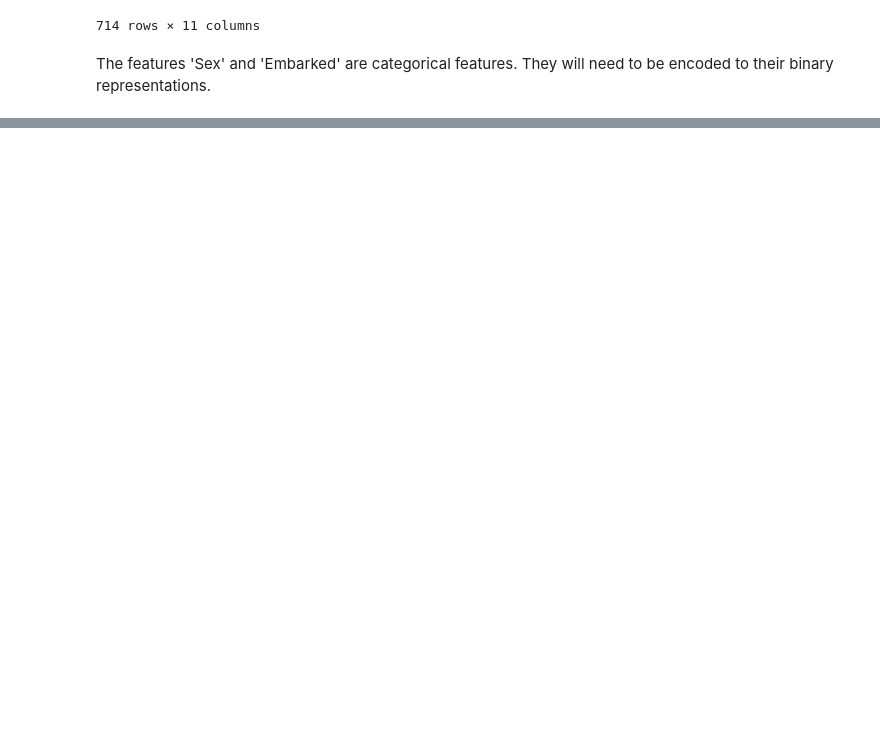
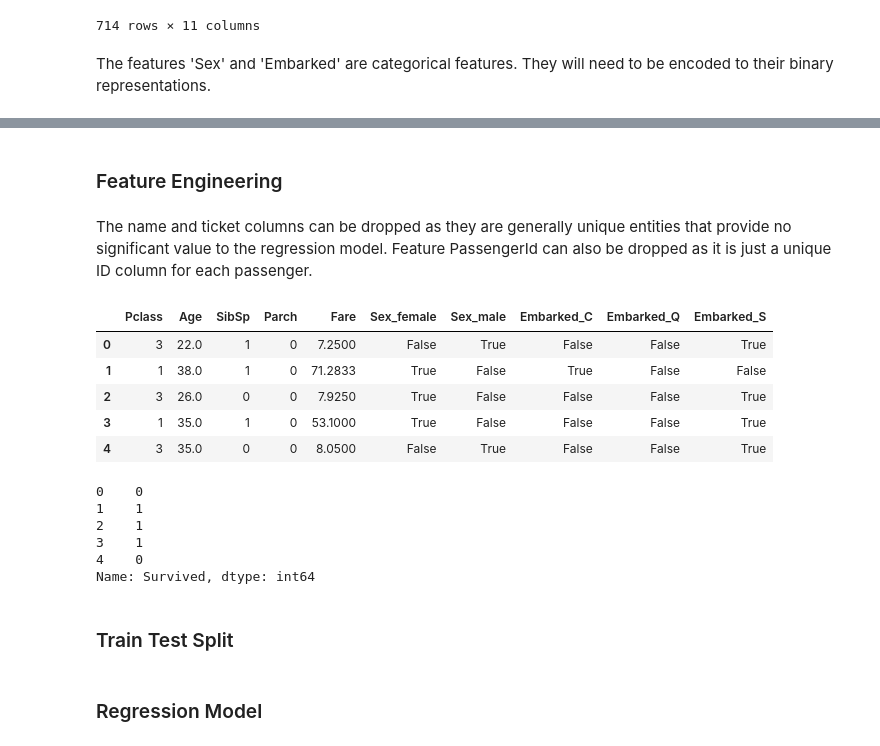
Before and after one commit to j584lee98/sklearn-models, a Jupyter notebook: models/LogisticRegression.ipynb, the cells around one changed output, grey strips where cells are left out. Drawn from its saved outputs; the diff is of its cells as text; code cells hidden in the pictures; blank space fills up the shorter version.

Commit message:
Feature engineering and model execution with metrics report

```diff
--- a/models/LogisticRegression.ipynb
+++ b/models/LogisticRegression.ipynb
@@ -172,3 +172,30 @@ df.head()
 | 2 | 3 | 1 | 3 | Heikkinen, Miss. Laina | 26.0 | 0 | 0 | STON/O2. 3101282 | 7.9250 | True | ... |
 | 3 | 4 | 1 | 1 | Futrelle, Mrs. Jacques Heath (Lil... | 35.0 | 1 | 0 | 113803 | 53.1000 | True | ... |
 | 4 | 5 | 0 | 3 | Allen, Mr. William Henry | 35.0 | 0 | 0 | 373450 | 8.0500 | False | ... |
+# %% [markdown]
+### Feature Engineering
+# %% [markdown]
+The name and ticket columns can be dropped as they are generally unique entities that provide no significant value to the regression model. Feature PassengerId can also be dropped as it is just a unique ID column for each passenger.
+# %%
+X = df.drop(['Name','Ticket','PassengerId','Survived'], axis=1)
+y = df['Survived']
+# %%
+X.head()
+# %% [output]
+|  | Pclass | Age | SibSp | Parch | Fare | Sex_female | Sex_male | Embarked_C | Embarked_Q | Embarked_S |
+| 0 | 3 | 22.0 | 1 | 0 | 7.2500 | False | True | False | False | True |
+| 1 | 1 | 38.0 | 1 | 0 | 71.2833 | True | False | True | False | False |
+| 2 | 3 | 26.0 | 0 | 0 | 7.9250 | True | False | False | False | True |
+| 3 | 1 | 35.0 | 1 | 0 | 53.1000 | True | False | False | False | True |
+| 4 | 3 | 35.0 | 0 | 0 | 8.0500 | False | True | False | False | True |
+# %%
+y.head()
+# %% [output]
+0    0
+1    1
+2    1
+3    1
+4    0
+Name: Survived, dtype: int64
+# %% [markdown]
+### Train Test Split
@@ -174,0 +206,2 @@ df.head()
+# %% [markdown]
+### Regression Model
```
Also changed, not shown: parts of 9 cells of this notebook.
